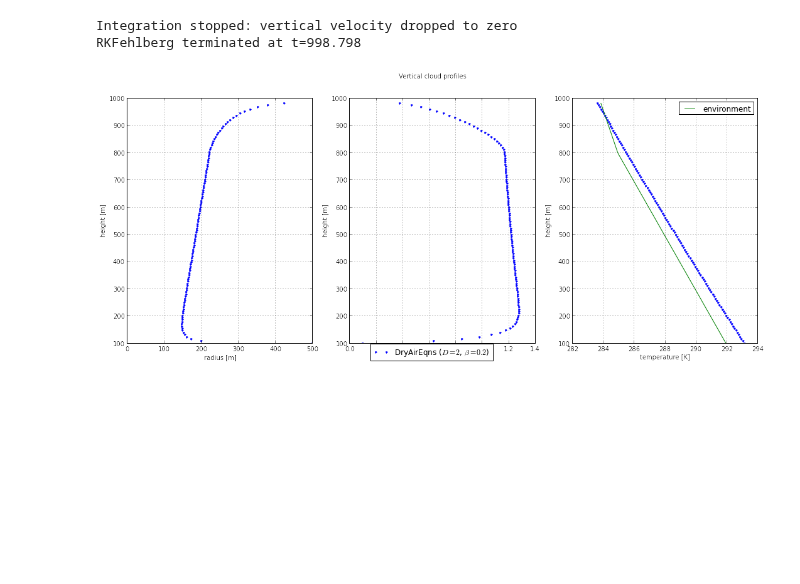
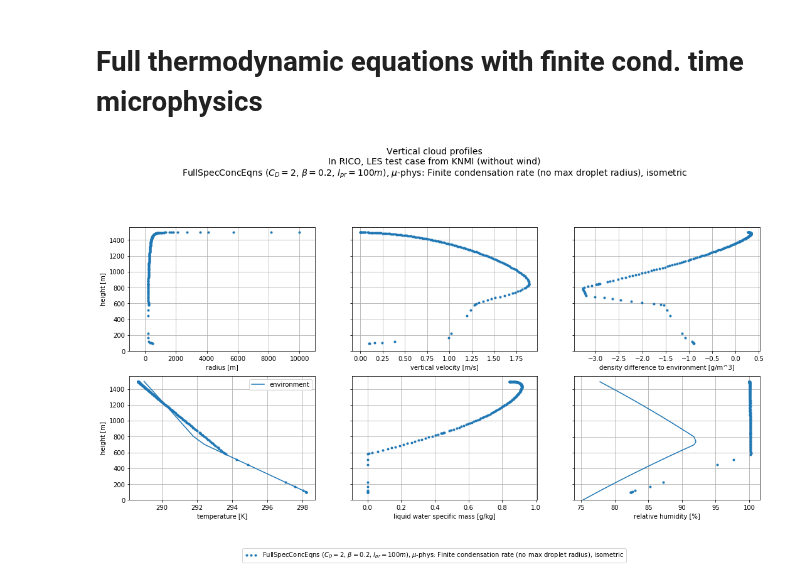
Before and after one commit to leifdenby/python-cloudmodel, a Jupyter notebook: notebooks/Cloud model integration.ipynb, the cells around one changed output. Saved outputs shown, nothing was run; the diff lists cells and outputs as text; code cells hidden in the pictures; blank space fills up the shorter version.

Commit message:
fix parcel integration base notebook

```diff
--- a/notebooks/Cloud model integration.ipynb
+++ b/notebooks/Cloud model integration.ipynb
@@ -29,12 +42,29 @@ T0 = T_e(0.0) + 0.2
+# %% [markdown]
+# Full thermodynamic equations with finite cond. time microphysics
+# %%
+ambient_stratification = stratification_profiles.RICO()
+# %%
+z0 = 100.0
+z_points = np.linspace(z0, 4e3, 500)
+T_e = lambda z: ambient_stratification.temp(z)
+
+# start with a rising parcel which is slightly moister than the environment
+w0 = 0.1
+T0 = T_e(z0)
+p0 = ambient_stratification.p(z0)
+qv0 = ambient_stratification.q_t(z0) + 0.001
 # %%
-cloud_model = cloud_equations.DryAirOnly(environment=ambient_stratification, constants=constants, D=2.)
+constants = reference_constants.default_constants
+microphysics = microphysics_models.FiniteCondensationTimeMicrophysics()
 
-initial_condition = Var.make_state(r=500.0, w=w0, T=T0)
+cloud_model = parcel_models.FullThermodynamicsCloudEquations(
+    environment=ambient_stratification, constants=constants, C_D=2.,
+    microphysics=microphysics
+)
+
+initial_condition = Var.make_state(r=500.0, w=w0, T=T0, p=p0, q_v=qv0)
 p1 = cloud_model.integrate(initial_condition, z_points)
+
+fig = p1.plot(["r", "w", "d_rho", "T", "q_l", "RH",])
 # %% [output]
-Integration stopped: vertical velocity dropped to zero
-RKFehlberg terminated at t=998.798
+[figure, added]
-# %%
-plot = p1.plot()
-# %% [output]
-[figure, removed]
```
Also changed, not shown: parts of 15 cells of this notebook, 13 other files.
